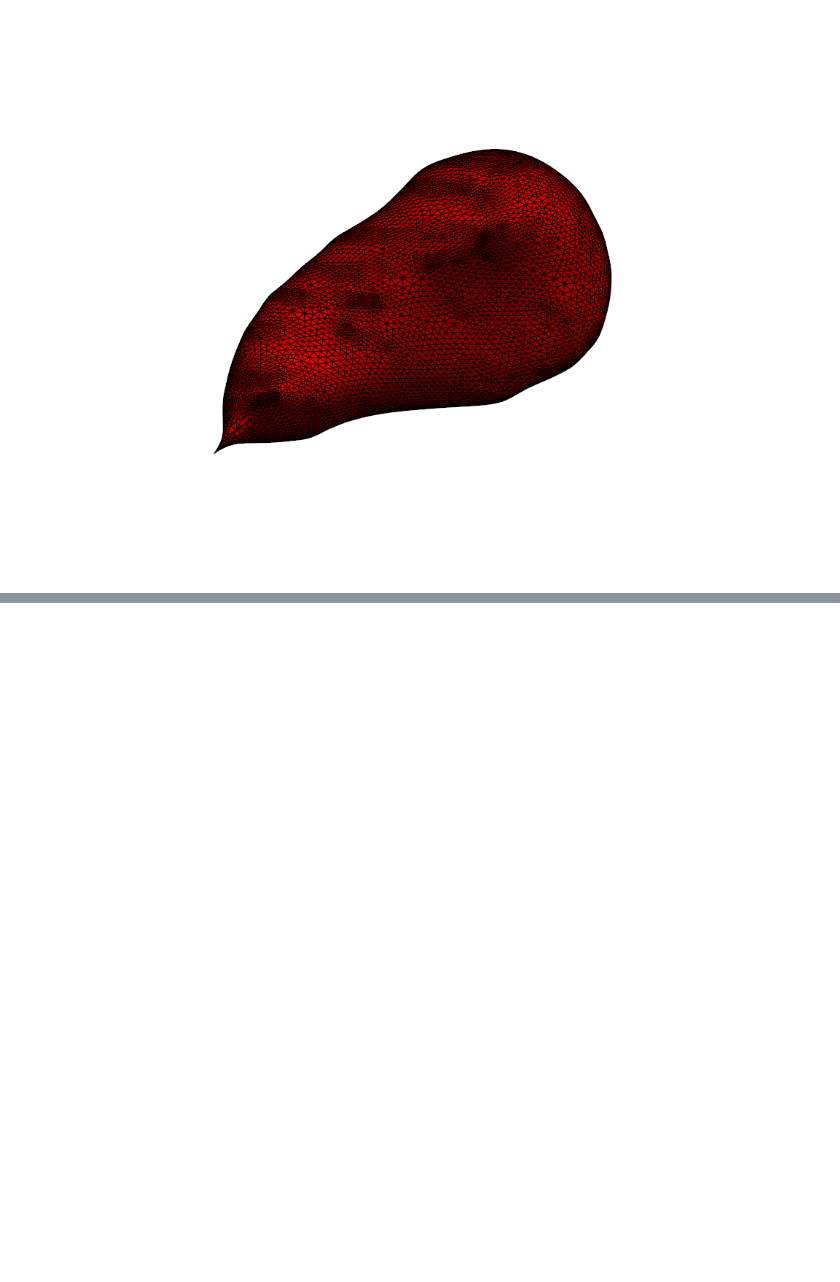
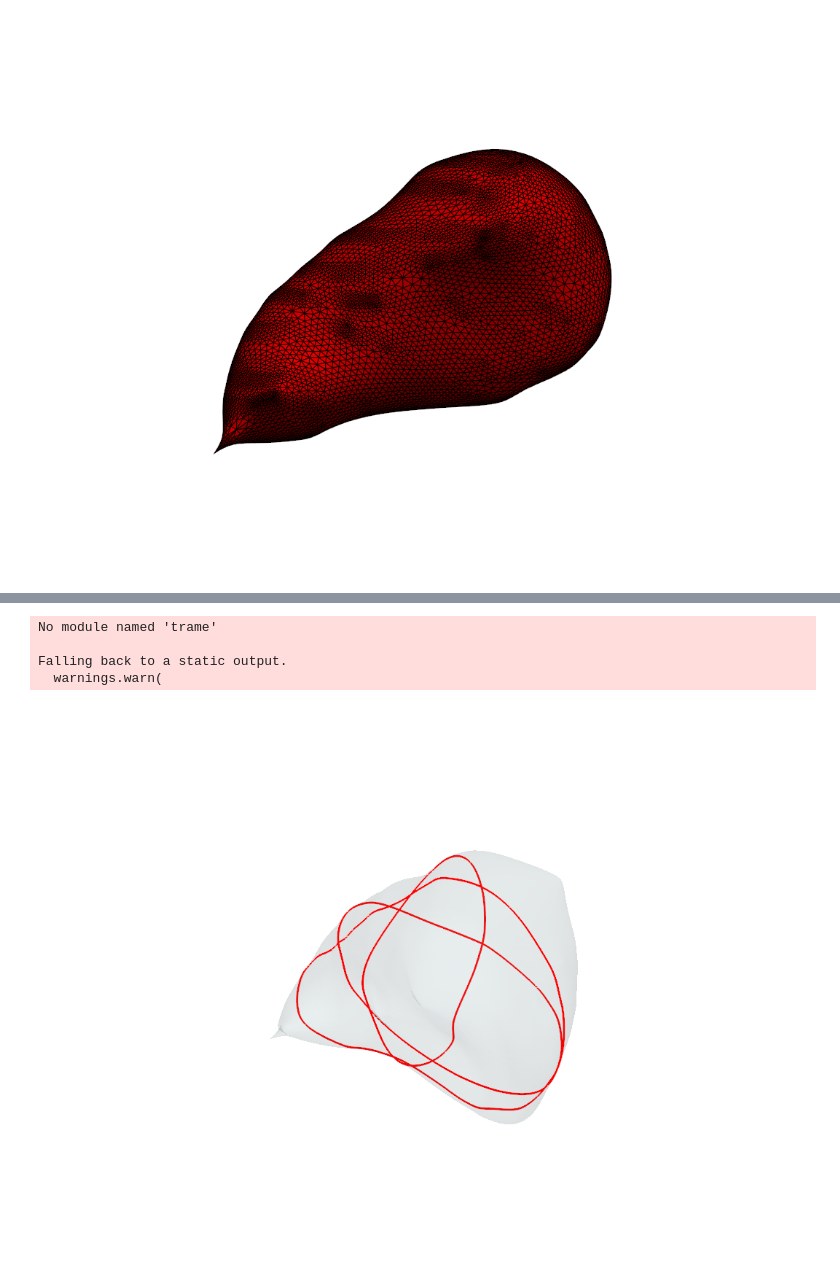
Before and after one commit to mouhib-Sellami/3d-irm-brain-tumor-scanner, a Jupyter notebook: BrainMorph_AI_3D.ipynb, the cells around one changed output, grey strips where cells are left out. Cells and saved outputs as stored; diff of their text form; code cells hidden in the pictures; blank space fills up the shorter version.

Commit message:
gen pdf , try to slice

```diff
--- a/BrainMorph_AI_3D.ipynb
+++ b/BrainMorph_AI_3D.ipynb
@@ -457,0 +492,19 @@ Falling back to a static output.
+# %%
+import matplotlib.pyplot as plt
+import numpy as np
+
+import pyvista as pv
+from pyvista import examples
+meshh = pv.read("output_mesh.obj")
+slices = meshh.slice_orthogonal()
+slice_plane = meshh.slice(normal='z',origin=(0,0,0))
+plt = pv.Plotter()
+plt.add_mesh(meshh,opacity=0.1,color="lightblue")
+plt.add_mesh(slices,color="red",line_width=3)
+plt.show()
+# %% [output]
+No module named 'trame'
+
+Falling back to a static output.
+  warnings.warn(
+[figure, added]
```
Also changed, not shown: parts of 7 cells of this notebook, 1 other file.
